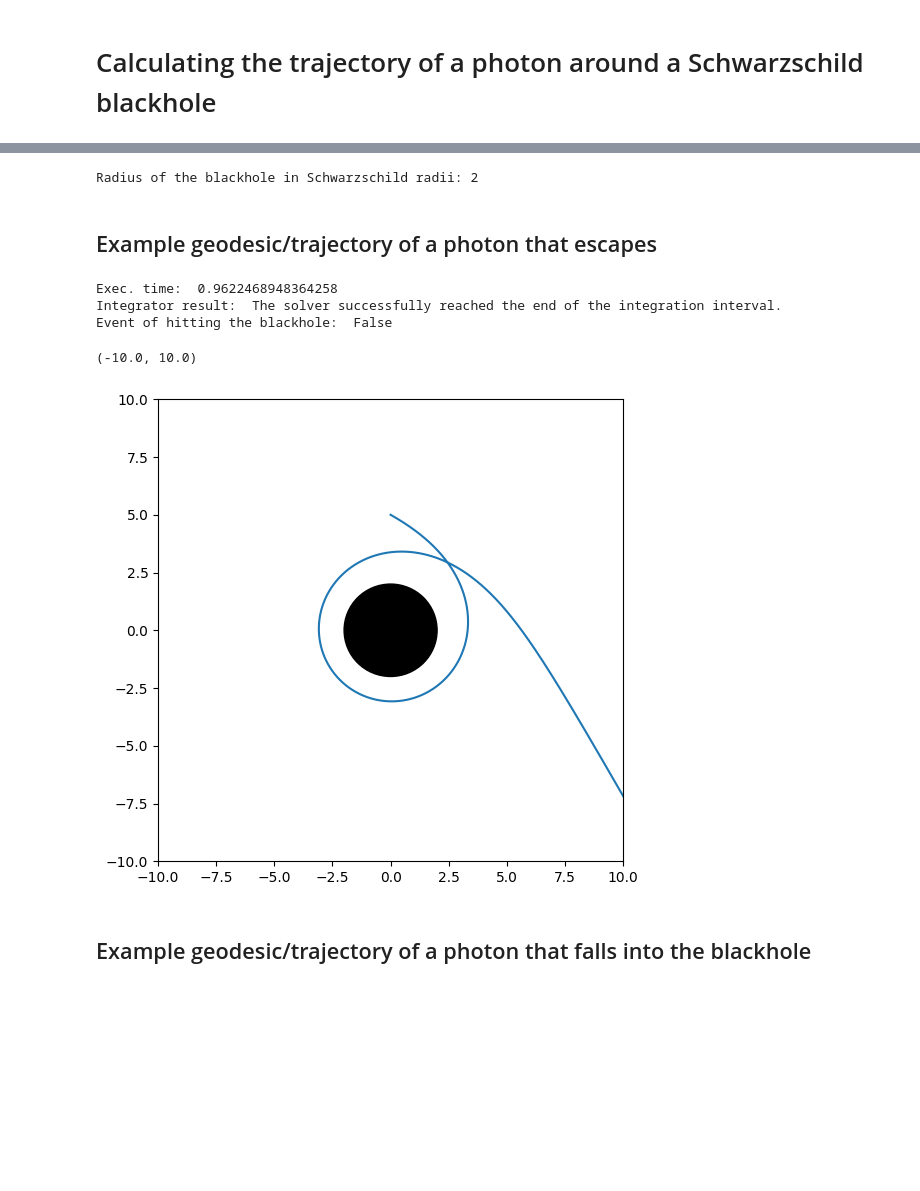
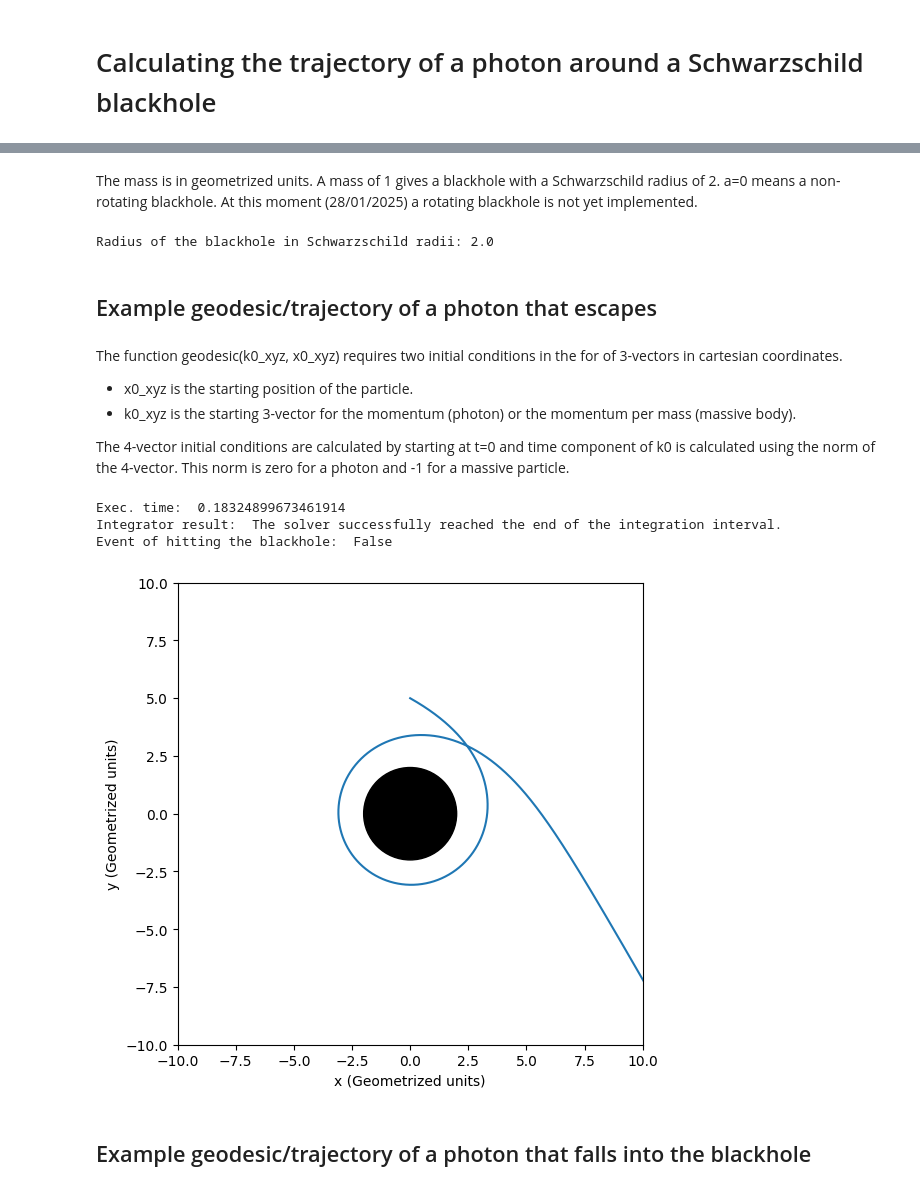
Before and after one commit to bldevries/curvedpy, a Jupyter notebook: tutorials/Tutorial_1_calc_geodesic.ipynb, the cells around one changed output, grey strips where cells are left out. Drawn from its saved outputs; the diff is of its cells as text; code cells hidden in the pictures; blank space fills up the shorter version.

```diff
--- a/tutorials/Tutorial_1_calc_geodesic.ipynb
+++ b/tutorials/Tutorial_1_calc_geodesic.ipynb
@@ -9,42 +11,43 @@ import matplotlib.pyplot as plt
+# %% [markdown]
+The mass is in geometrized units. A mass of 1 gives a blackhole with a Schwarzschild radius of 2. a=0 means a non-rotating blackhole. At this moment (28/01/2025) a rotating blackhole is not yet implemented.
 # %%
-gi = GeodesicIntegratorSchwarzschildXYZ(mass = 1, time_like = False, verbose=False)
+gi = BlackholeGeodesicIntegrator(mass = 1.0, a = 0.0, time_like = False, verbose=False)
 # %%
-print(f"Radius of the blackhole in Schwarzschild radii: {gi.r_s_value}")
+print(f"Radius of the blackhole in Schwarzschild radii: {gi.get_r_s()}")
 # %% [output]
-Radius of the blackhole in Schwarzschild radii: 2
+Radius of the blackhole in Schwarzschild radii: 2.0
 # %% [markdown]
 ## Example geodesic/trajectory of a photon that escapes
+# %% [markdown]
+The function geodesic(k0_xyz, x0_xyz) requires two initial conditions in the for of 3-vectors in cartesian coordinates.
+* x0_xyz is the starting position of the particle.
+* k0_xyz is the starting 3-vector for the momentum (photon) or the momentum per mass (massive body).
+
+The 4-vector initial conditions are calculated by starting at t=0 and time component of k0 is calculated using the norm of the 4-vector. This norm is zero for a photon and -1 for a massive particle.
 # %%
 k0_xyz = np.array([1.0, -0.57, 0.0])
 x0_xyz = np.array([0.0001, 5, 0])
 
 st = time.time()
-# k_xyz, x_xyz , result = gi.calc_trajectory(k0_xyz = k0_xyz, x0_xyz = x0_xyz, \
-#                           verbose=False)
-
-
-k_xyz, x_xyz , result = gi.calc_trajectory(k0_xyz, x0_xyz,max_step = 1.0,\
-                                            curve_end=50, nr_points_curve=10000, verbose=False)
-                         #  curve_start = self.start_t, \
-                         #  curve_end = self.end_t, \
-                         #  nr_points_curve = self.steps,\
-                         # max_step=self.max_step)
+k_xyz, x_xyz , result = gi.geodesic(k0_xyz, x0_xyz,max_step = 1.0, curve_end=50, nr_points_curve=10000)
 print("Exec. time: ", time.time()-st)
 print("Integrator result: ", result.message)
 print("Event of hitting the blackhole: ", result.hit_blackhole)
 
 circle1 = plt.Circle((0, 0), 2, color='k')
 fig, ax = plt.subplots(figsize=(6,6))
 ax.add_patch(circle1)
 ax.plot(*x_xyz[0:2])
 plt.xlim(-10, 10)
 plt.ylim(-10, 10)
+plt.xlabel("x (Geometrized units)")
+plt.ylabel("y (Geometrized units)")
+plt.show()
 # %% [output]
-Exec. time:  0.9622468948364258
+Exec. time:  0.18324899673461914
 Integrator result:  The solver successfully reached the end of the integration interval.
 Event of hitting the blackhole:  False
-(-10.0, 10.0)
-[figure, old version]
+[figure, new version]
 # %% [markdown]
 ## Example geodesic/trajectory of a photon that falls into the blackhole
 # %%
```
Also changed, not shown: parts of 4 cells of this notebook.
